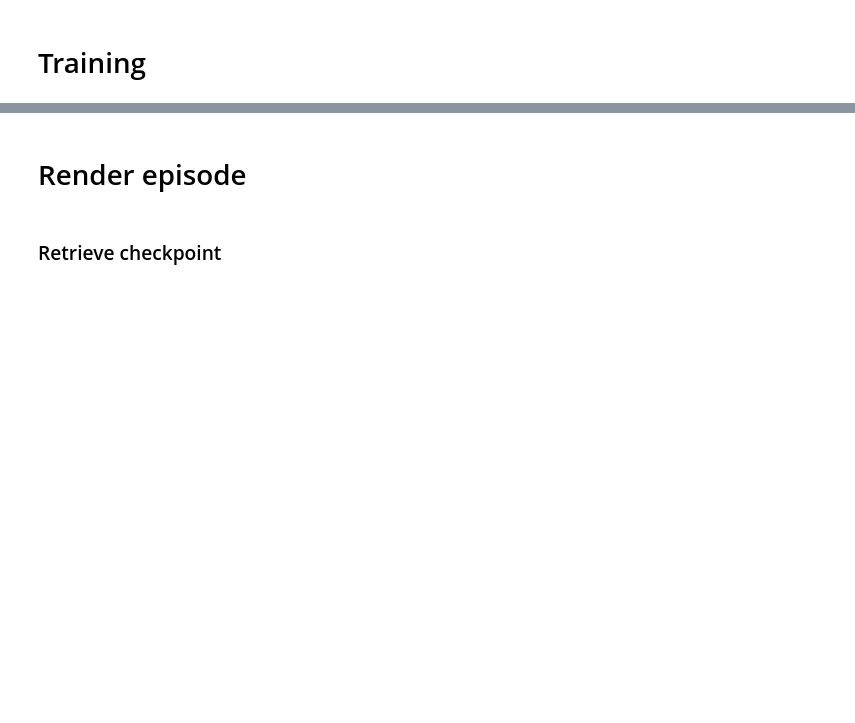
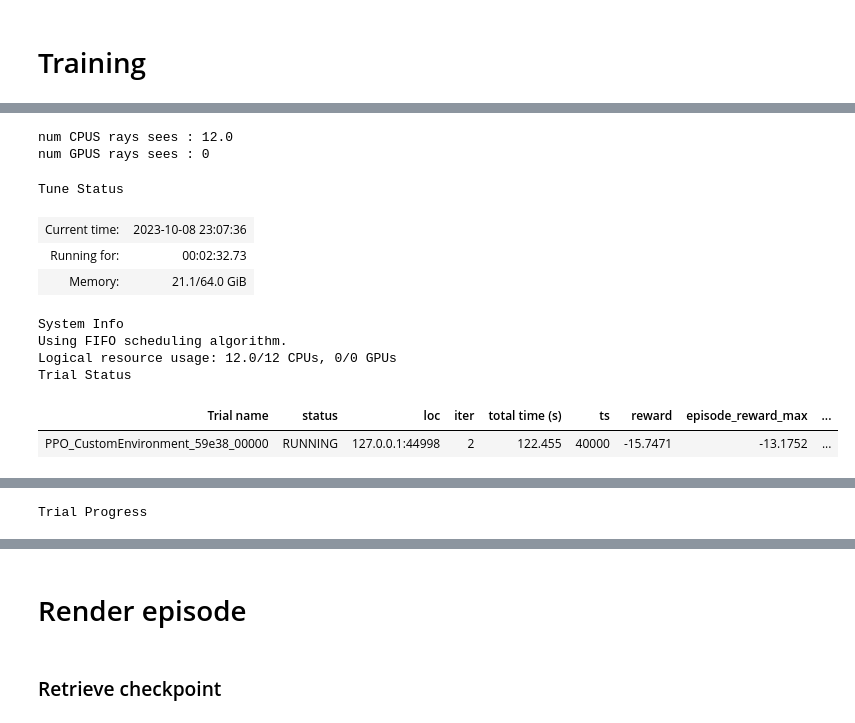
Before and after one commit to Finebouche/collective_behavior, a Jupyter notebook: RLlib.ipynb, the cells around one changed output, grey strips where cells are left out. Drawn from its saved outputs; the diff is of its cells as text; code cells hidden in the pictures; blank space fills up the shorter version.

```diff
--- a/RLlib.ipynb
+++ b/RLlib.ipynb
@@ -13,5 +17,8 @@ print("CUDA Version:", torch.version.cuda)
 # %%
 import psutil
-#num_cpus = psutil.cpu_count(logical=True)
-num_cpus = 30
-num_gpus = 10
+
+# print number of gpus / CPUs
+print("Number of CPUs: ", psutil.cpu_count())
+
+num_cpus = 12
+num_gpus = 0
@@ -18,9 +27,8 @@ num_gpus = 10
 # %% [markdown]
 # Training
 # %%
-from ray.rllib.utils.test_utils import check_learning_achieved
 from ray.rllib.policy.policy import PolicySpec
-from ray.rllib.algorithms.ppo import PPOConfig
+from ray.tune.registry import get_trainable_cls
 
 from custom_env import CustomEnvironment
 from config import run_config
@@ -36,10 +44,11 @@ args = Args()
 env = CustomEnvironment(run_config["env"])
 
 config = (
-    PPOConfig()
+    get_trainable_cls(args.run)
+    .get_default_config()
     .environment(CustomEnvironment, env_config=run_config["env"])
     .framework(args.framework)
-    .training(_enable_learner_api=True, num_sgd_iter=10, sgd_minibatch_size=2048, train_batch_size=20000)
+    .training(_enable_learner_api=True, num_sgd_iter=10, sgd_minibatch_size=256, train_batch_size=20000)
     .multi_agent(
         policies= {
             "prey": PolicySpec(
@@ -62,19 +71,19 @@ config = (
     .rollouts(
         rollout_fragment_length="auto",
         batch_mode= 'truncate_episodes',
-        num_rollout_workers=28,
-        num_envs_per_worker=4,
+        num_rollout_workers=num_cpus-1,
+        num_envs_per_worker=1,
         #create_env_on_local_worker=False,
     )
     # This as to be specified everytime (don't know how to automatically ajust)
     .resources(
-        num_gpus = num_gpus,
+        #num_gpus = num_gpus,
         #num_gpus_per_worker=0,
         #num_cpus_per_worker=2,
         # learner workers
-        num_learner_workers=num_gpus,
-        num_gpus_per_learner_worker=1,
-        num_cpus_per_learner_worker=0,
+        #num_learner_workers=num_gpus,
+        #num_gpus_per_learner_worker=1,
+        #num_cpus_per_learner_worker=0,
     )
     .checkpointing(export_native_model_files=True)
 )
@@ -83,6 +101,7 @@ config.exploration_config = {}
 import ray
 from ray import air, tune
 from ray.air.integrations.wandb import WandbLoggerCallback
+from ray.rllib.utils.test_utils import check_learning_achieved
 
 ray.init(num_cpus=num_cpus, num_gpus=num_gpus)
 
@@ -91,7 +110,7 @@ print("num GPUS rays sees :", ray.cluster_resources().get('GPU', 0))
 
 opti_config = {
     'stop_iters': 500,
-    'stop_timesteps': 2000000,
+    'stop_timesteps': 10000000,
     'stop_reward': 0.1,
     'as_test': False
 }
@@ -99,7 +118,7 @@ opti_config = {
 ## Run the experiemnt
 tuner = tune.Tuner(
     args.run,
-    param_space=config.to_dict(),
+    param_space=config,
     run_config=air.RunConfig(
         stop={
             "training_iteration": opti_config["stop_iters"],
@@ -109,11 +128,13 @@ tuner = tune.Tuner(
         verbose=3,
         callbacks=[WandbLoggerCallback(
             project="marl-rllib",
+            group="PPO",
             api_key="90dc2cefddde123eaac0caae90161981ed969abe",
             log_config=True,
         )],
         checkpoint_config=air.CheckpointConfig(
             checkpoint_at_end=True,
+            checkpoint_frequency=10
         ),
     ),
 )
@@ -123,3 +144,4 @@ if opti_config["as_test"]:
     print("Checking if learning goals were achieved")
     check_learning_achieved(results, opti_config["stop_reward"])
 ray.shutdown()
+# %% [output]
@@ -125,0 +150,12 @@ ray.shutdown()
+num CPUS rays sees : 12.0
+num GPUS rays sees : 0
+Tune Status
+| Current time: | 2023-10-08 23:07:36 |
+| Running for: | 00:02:32.73 |
+| Memory: | 21.1/64.0 GiB |
+System Info
+Using FIFO scheduling algorithm.
+Logical resource usage: 12.0/12 CPUs, 0/0 GPUs
+Trial Status
+| Trial name | status | loc | iter | total time (s) | ts | reward | episode_reward_max | ... |
+| PPO_CustomEnvironment_59e38_00000 | RUNNING | 127.0.0.1:44998 | 2 | 122.455 | 40000 | -15.7471 | -13.1752 | ... |
@@ -125,0 +179 @@ ray.shutdown()
+Trial Progress
```
Also changed, not shown: parts of 4 cells of this notebook, 4 other files.
